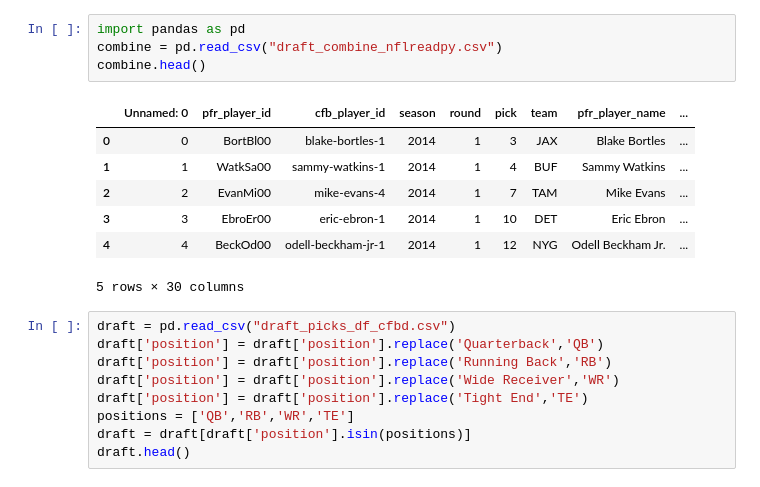
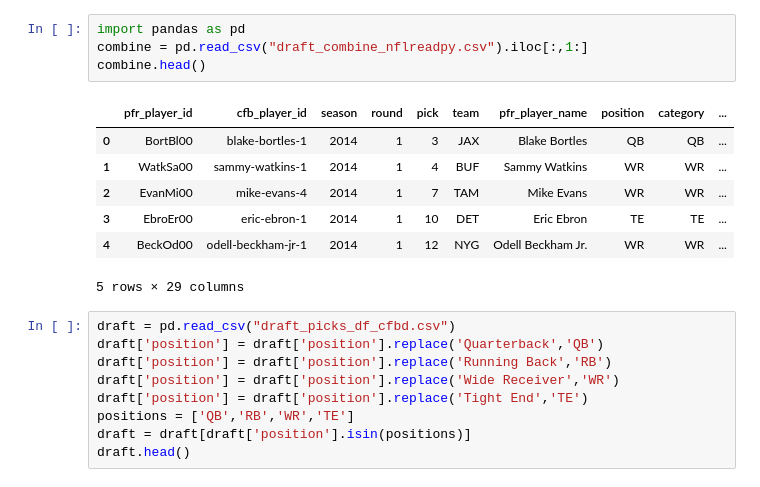
Before and after one commit to SU-IST707-SP26/group-project-big-brains-and-nathan, a Jupyter notebook: data/merge.ipynb, the cells around one changed output. Saved outputs shown, nothing was run; the diff lists cells and outputs as text.

```diff
--- a/data/merge.ipynb
+++ b/data/merge.ipynb
@@ -12,15 +1,15 @@ Note: you may need to restart the kernel to use updated packages.
 # %%
 import pandas as pd
-combine = pd.read_csv("draft_combine_nflreadpy.csv")
+combine = pd.read_csv("draft_combine_nflreadpy.csv").iloc[:,1:]
 combine.head()
 # %% [output]
-|  | Unnamed: 0 | pfr_player_id | cfb_player_id | season | round | pick | team | pfr_player_name | ... |
-| 0 | 0 | BortBl00 | blake-bortles-1 | 2014 | 1 | 3 | JAX | Blake Bortles | ... |
-| 1 | 1 | WatkSa00 | sammy-watkins-1 | 2014 | 1 | 4 | BUF | Sammy Watkins | ... |
-| 2 | 2 | EvanMi00 | mike-evans-4 | 2014 | 1 | 7 | TAM | Mike Evans | ... |
-| 3 | 3 | EbroEr00 | eric-ebron-1 | 2014 | 1 | 10 | DET | Eric Ebron | ... |
-| 4 | 4 | BeckOd00 | odell-beckham-jr-1 | 2014 | 1 | 12 | NYG | Odell Beckham Jr. | ... |
+|  | pfr_player_id | cfb_player_id | season | round | pick | team | pfr_player_name | position | category | ... |
+| 0 | BortBl00 | blake-bortles-1 | 2014 | 1 | 3 | JAX | Blake Bortles | QB | QB | ... |
+| 1 | WatkSa00 | sammy-watkins-1 | 2014 | 1 | 4 | BUF | Sammy Watkins | WR | WR | ... |
+| 2 | EvanMi00 | mike-evans-4 | 2014 | 1 | 7 | TAM | Mike Evans | WR | WR | ... |
+| 3 | EbroEr00 | eric-ebron-1 | 2014 | 1 | 10 | DET | Eric Ebron | TE | TE | ... |
+| 4 | BeckOd00 | odell-beckham-jr-1 | 2014 | 1 | 12 | NYG | Odell Beckham Jr. | WR | WR | ... |
-5 rows × 30 columns
+5 rows × 29 columns
 # %%
 draft = pd.read_csv("draft_picks_df_cfbd.csv")
 draft['position'] = draft['position'].replace('Quarterback','QB')
```
Also changed, not shown: parts of 10 cells of this notebook, 1 other file.
